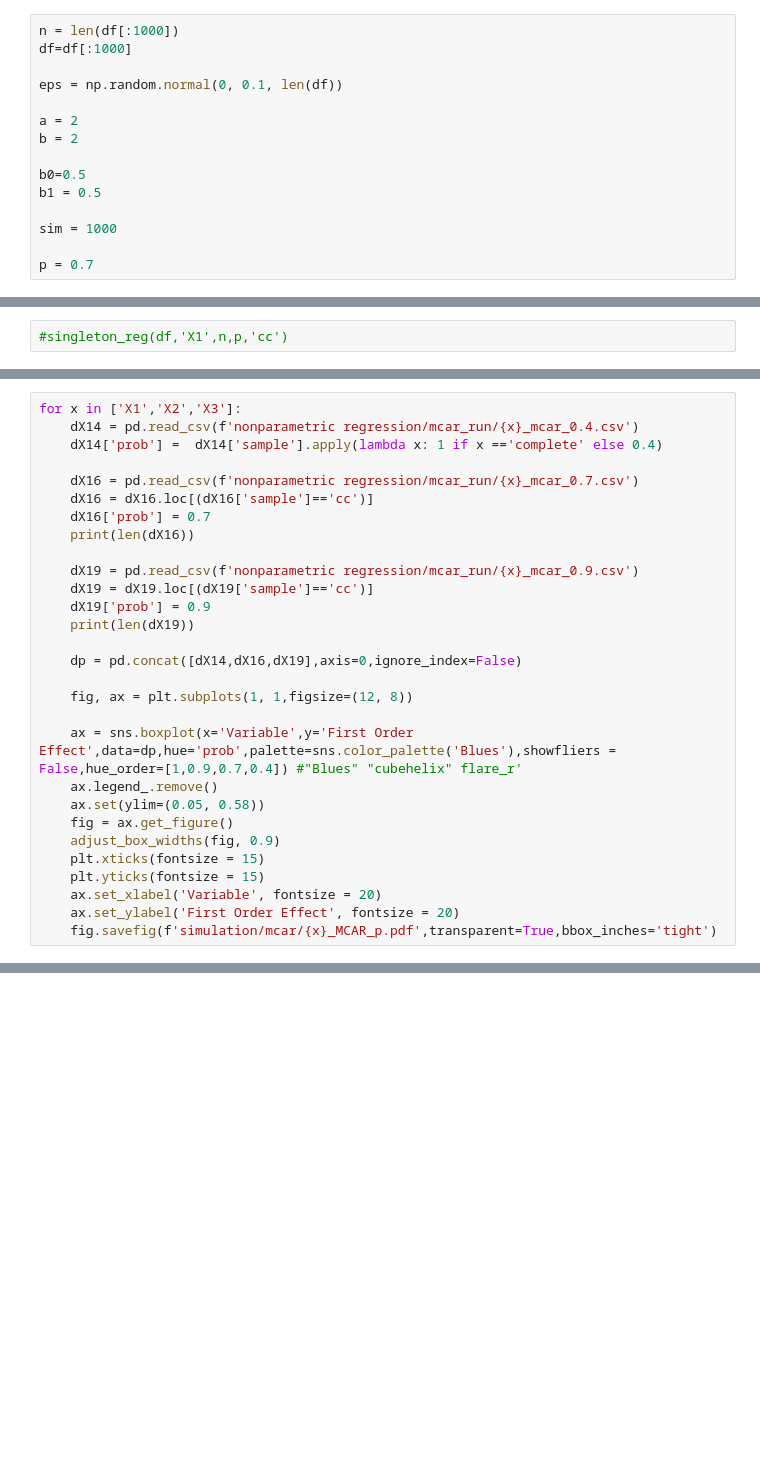
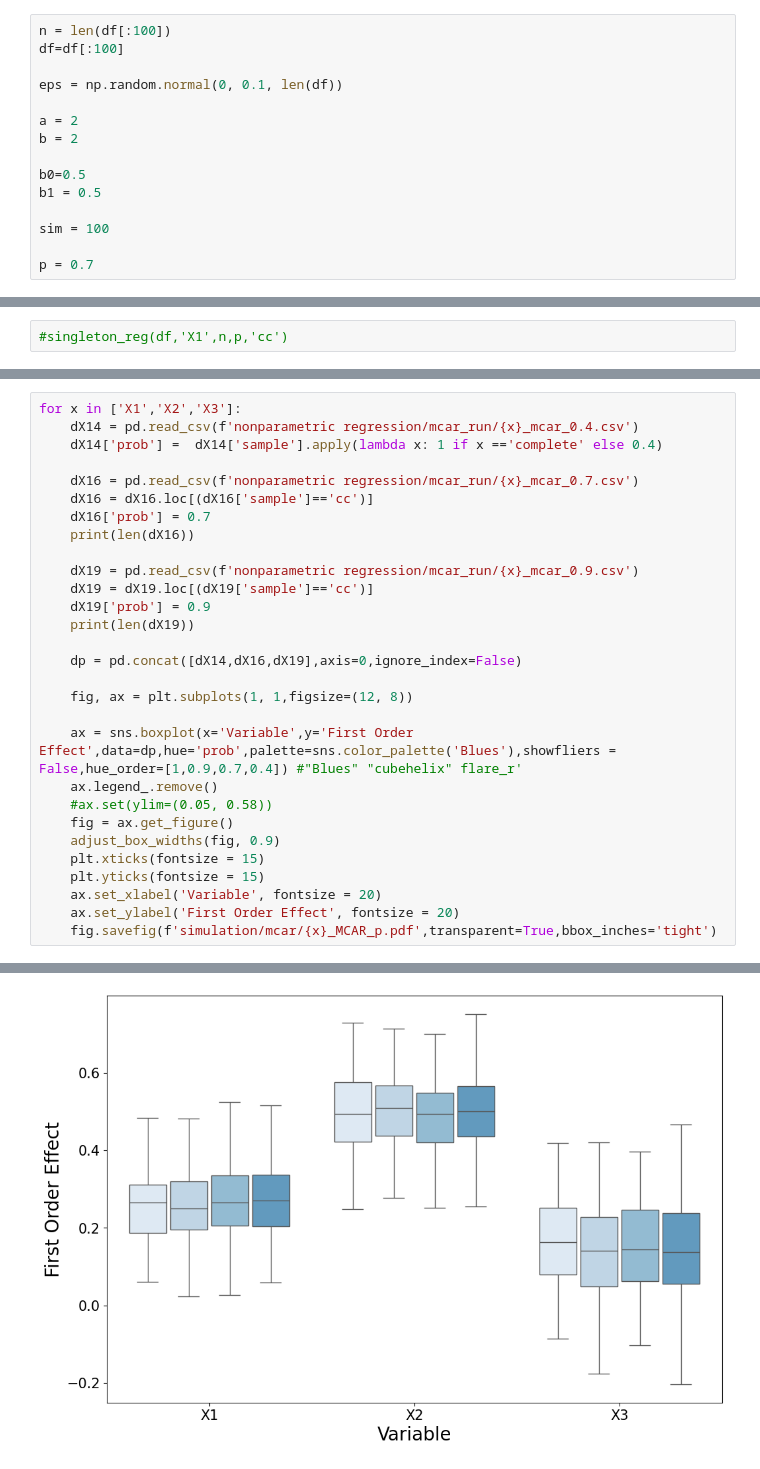
Before and after one commit to lilimatic/var_imp_mis, a Jupyter notebook: nonparametric regression/mcar run.ipynb, the cells around one changed output, grey strips where cells are left out. Drawn from its saved outputs; the diff is of its cells as text; blank space fills up the shorter version.

```diff
--- a/nonparametric regression/mcar run.ipynb
+++ b/nonparametric regression/mcar run.ipynb
@@ -15,8 +15,8 @@ from function import *
 df = pd.read_csv('data_sim.csv')
 df.drop('Unnamed: 0',axis=1,inplace=True)
 # %%
-n = len(df[:1000])
-df=df[:1000]
+n = len(df[:100])
+df=df[:100]
 
 eps = np.random.normal(0, 0.1, len(df))
 
@@ -26,7 +26,7 @@ b = 2
 b0=0.5
 b1 = 0.5
 
-sim = 1000
+sim = 100
 
 p = 0.7
 # %%
@@ -124,7 +151,7 @@ for x in ['X1','X2','X3']:
 
     ax = sns.boxplot(x='Variable',y='First Order Effect',data=dp,hue='prob',palette=sns.color_palette('Blues'),showfliers = False,hue_order=[1,0.9,0.7,0.4]) #"Blues" "cubehelix" flare_r'
     ax.legend_.remove()
-    ax.set(ylim=(0.05, 0.58))
+    #ax.set(ylim=(0.05, 0.58))
     fig = ax.get_figure()
     adjust_box_widths(fig, 0.9)
     plt.xticks(fontsize = 15)
@@ -132,3 +159,4 @@ for x in ['X1','X2','X3']:
     ax.set_xlabel('Variable', fontsize = 20)
     ax.set_ylabel('First Order Effect', fontsize = 20)
     fig.savefig(f'simulation/mcar/{x}_MCAR_p.pdf',transparent=True,bbox_inches='tight')
+# %% [output]
@@ -134,0 +169 @@ for x in ['X1','X2','X3']:
+[figure, added]
```
Also changed, not shown: parts of 2 cells of this notebook, 36 other files.
